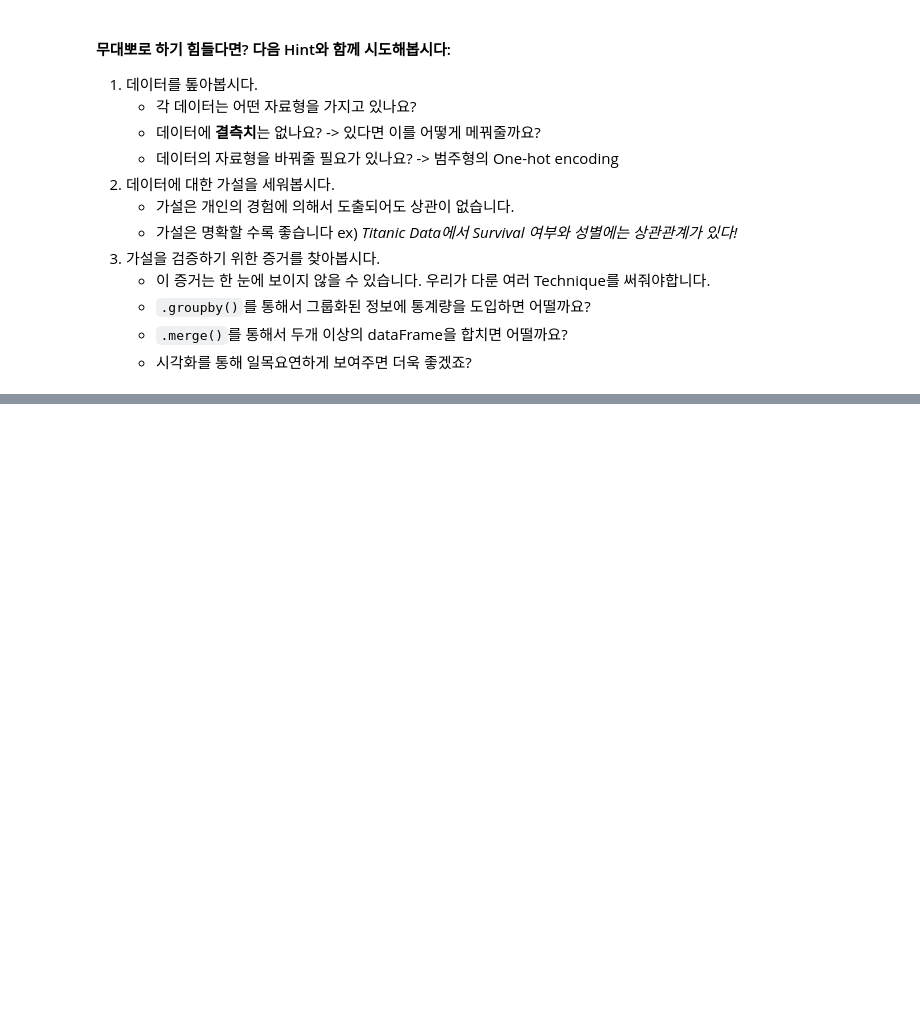
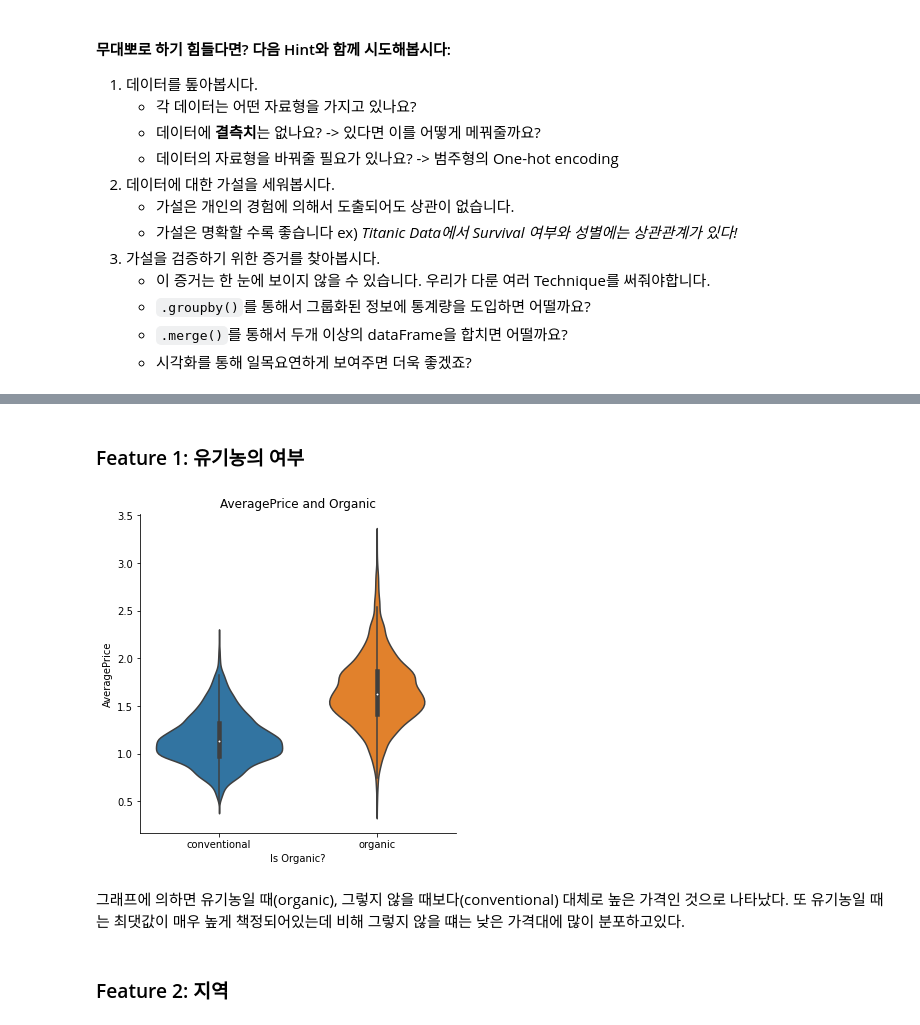
Before and after one commit to super-corini/programmers_kdt_II, a Jupyter notebook: 4. EDA.ipynb, the cells around one changed output, grey strips where cells are left out. Cells and saved outputs as stored; diff of their text form; code cells hidden in the pictures; blank space fills up the shorter version.

```diff
--- a/4. EDA.ipynb
+++ b/4. EDA.ipynb
@@ -45,0 +221,13 @@
+# %% [markdown]
+### Feature 1: 유기농의 여부
+# %%
+sns.catplot(x='type', y='AveragePrice', data=avocado, kind='violin')
+plt.xlabel('Is Organic?')
+plt.title("AveragePrice and Organic")
+plt.show()
+# %% [output]
+[figure, added]
+# %% [markdown]
+그래프에 의하면 유기농일 때(organic), 그렇지 않을 때보다(conventional) 대체로 높은 가격인 것으로 나타났다. 또 유기농일 때는 최댓값이 매우 높게 책정되어있는데 비해 그렇지 않을 떄는 낮은 가격대에 많이 분포하고있다.
+# %% [markdown]
+### Feature 2: 지역
```
Also changed, not shown: parts of 30 cells of this notebook.
